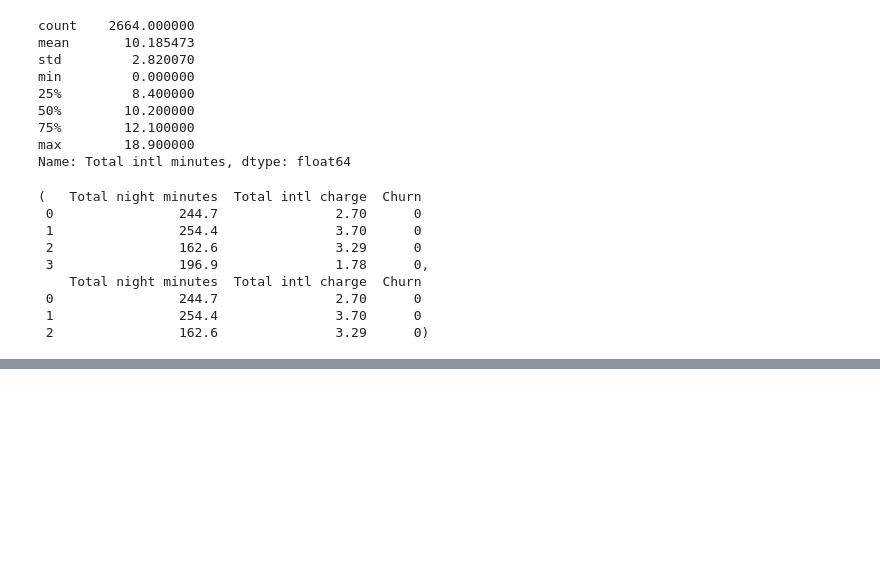
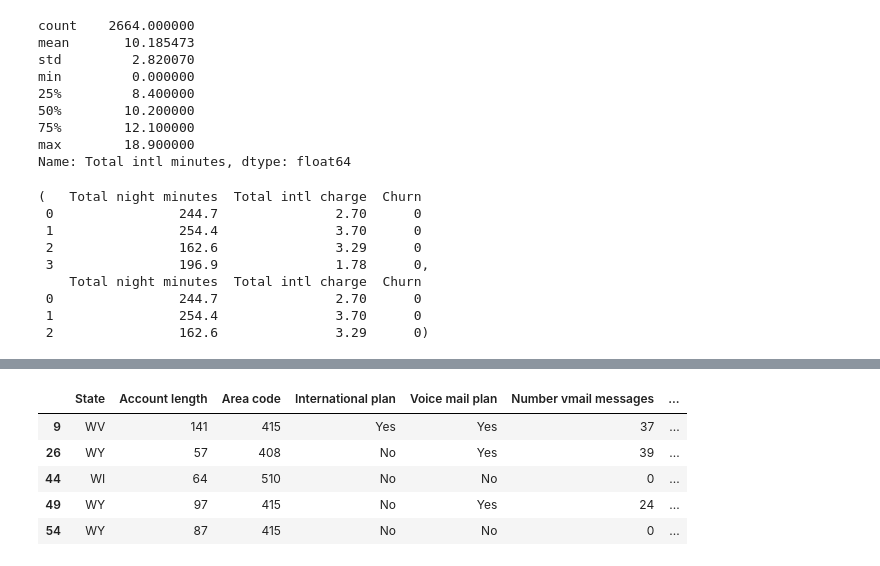
Before and after one commit to pb319/Exploring_EDA, a Jupyter notebook: practice1.ipynb, the cells around one changed output, grey strips where cells are left out. Drawn from its saved outputs; the diff is of its cells as text; code cells hidden in the pictures; blank space fills up the shorter version.

```diff
--- a/practice1.ipynb
+++ b/practice1.ipynb
@@ -225,0 +247,10 @@ df.loc[:3,['Total night minutes','Total intl charge', 'Churn']], df.iloc[:3,[-8,
+# %%
+# States starting with "W"
+df[df.State.apply(lambda x: x[0] == "W")].head()
+# %% [output]
+|  | State | Account length | Area code | International plan | Voice mail plan | Number vmail messages | ... |
+| 9 | WV | 141 | 415 | Yes | Yes | 37 | ... |
+| 26 | WY | 57 | 408 | No | Yes | 39 | ... |
+| 44 | WI | 64 | 510 | No | No | 0 | ... |
+| 49 | WY | 97 | 415 | No | Yes | 24 | ... |
+| 54 | WY | 87 | 415 | No | No | 0 | ... |
```
Also changed, not shown: parts of 4 cells of this notebook.
